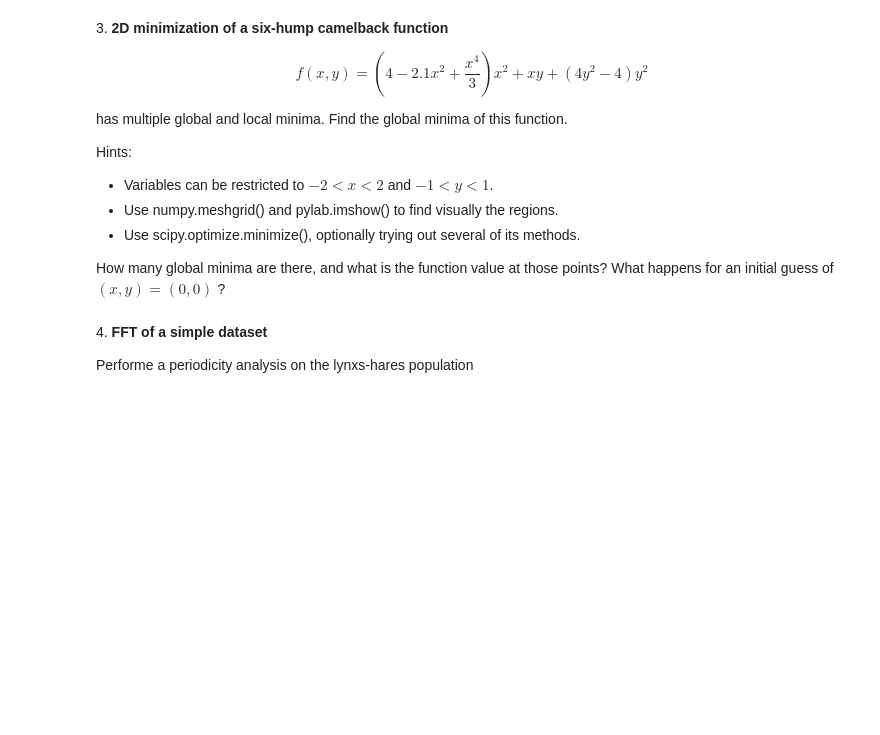
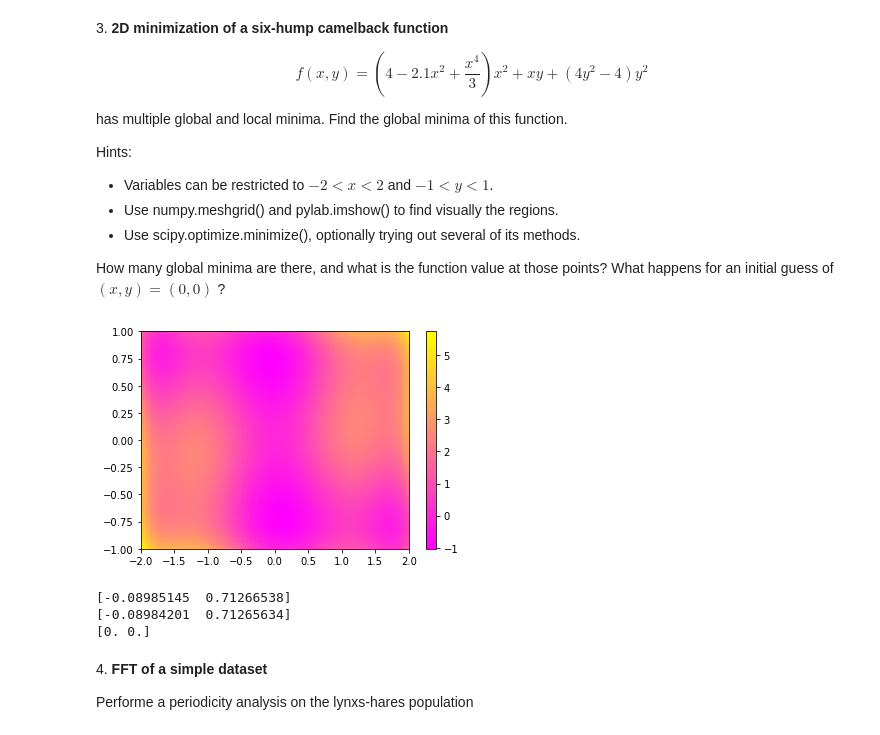
Before and after one commit to chelseaphilippa/LaboratoryOfComputationalPhysics_Y3, a Jupyter notebook: 07.2ex_Algorithms.ipynb, the cells around one changed output. Drawn from its saved outputs; the diff is of its cells as text; code cells hidden in the pictures; blank space fills up the shorter version.

```diff
--- a/07.2ex_Algorithms.ipynb
+++ b/07.2ex_Algorithms.ipynb
@@ -97,7 +97,7 @@ plt.show()
 # %%
 from scipy import optimize
 def f(x, avgT, A, freq, time_offset):
-    return (avgT + A * np.sin((freq * (x - time_offset) * np.pi * 2)/x.max()))
+    return (avgT + A * np.sin((freq * (x - time_offset)) * np.pi * 2/x.max()))
 
 p_max, pcov_max = optimize.curve_fit(f, months, max_temp)
 print(p_max)
@@ -136,3 +138,35 @@ How many global minima are there, and what is the function value at those points
+# %%
+def f(params):
+    x, y = params
+    return (4 - 2.1*(x**2) + (x**4/3))*(x**2) + x*y + (4*(y**2)-4)*(y**2)
+
+x = np.linspace(-2, 2, 100)
+y = np.linspace(-1, 1, 100)
+# %%
+b = np.meshgrid(x, y, sparse=True)
+from matplotlib.colors import LogNorm
+import pylab
+fig = plt.figure()
+
+plt.pcolor(b[0], b[1], f(b), cmap = 'spring')
+plt.colorbar()
+plt.show()
+# %% [output]
+[figure, added]
+# %%
+initial_guess = [0,0]
+solution = optimize.minimize(f, x0 = initial_guess, method = "Nelder-Mead")
+print(solution['x'])
+
+solution = optimize.minimize(f, x0 = initial_guess, method = "Powell")
+print(solution['x'])
+
+solution = optimize.minimize(f, x0 = initial_guess, method = "BFGS")
+print(solution['x'])
+# %% [output]
+[-0.08985145  0.71266538]
+[-0.08984201  0.71265634]
+[0. 0.]
 # %% [markdown]
 4\. **FFT of a simple dataset**
 
```
Also changed, not shown: parts of 12 cells of this notebook, 1 other file.
